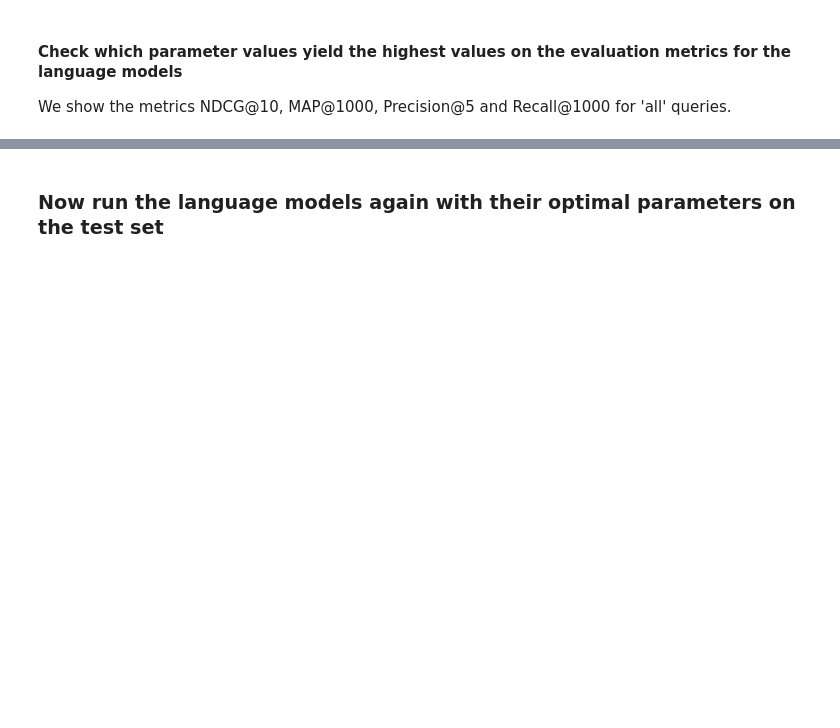
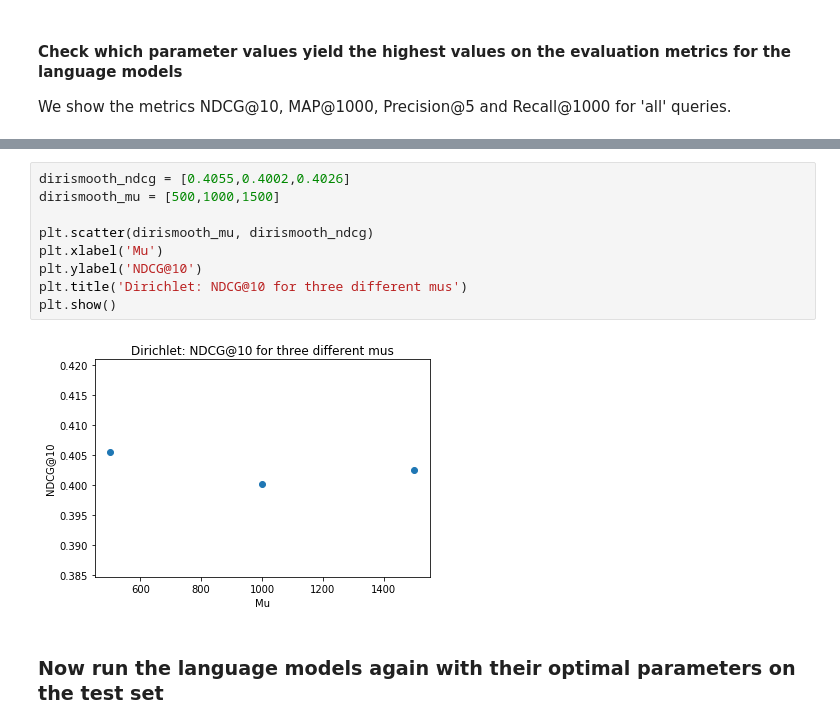
Before and after one commit to JappaB/Information-Retrieval, a Jupyter notebook: assignment.ipynb, the cells around one changed output, grey strips where cells are left out. Saved outputs shown, nothing was run; the diff lists cells and outputs as text; blank space fills up the shorter version.

```diff
--- a/assignment.ipynb
+++ b/assignment.ipynb
@@ -1311,3 +1331,14 @@ TODO: This might be because smoothing is particularly usefull when there are a l
+# %%
+dirismooth_ndcg = [0.4055,0.4002,0.4026]
+dirismooth_mu = [500,1000,1500]
+
+plt.scatter(dirismooth_mu, dirismooth_ndcg)
+plt.xlabel('Mu')
+plt.ylabel('NDCG@10')
+plt.title('Dirichlet: NDCG@10 for three different mus')
+plt.show()
+# %% [output]
+[figure, added]
 # %% [markdown]
 ### Now run the language models again with their optimal parameters on the test set
 # %%
```
Also changed, not shown: parts of 14 cells of this notebook.
